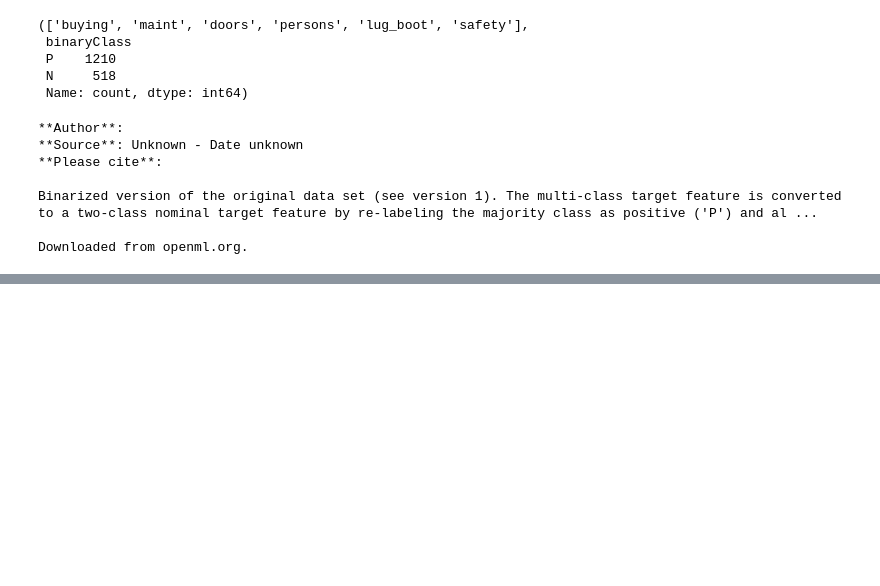
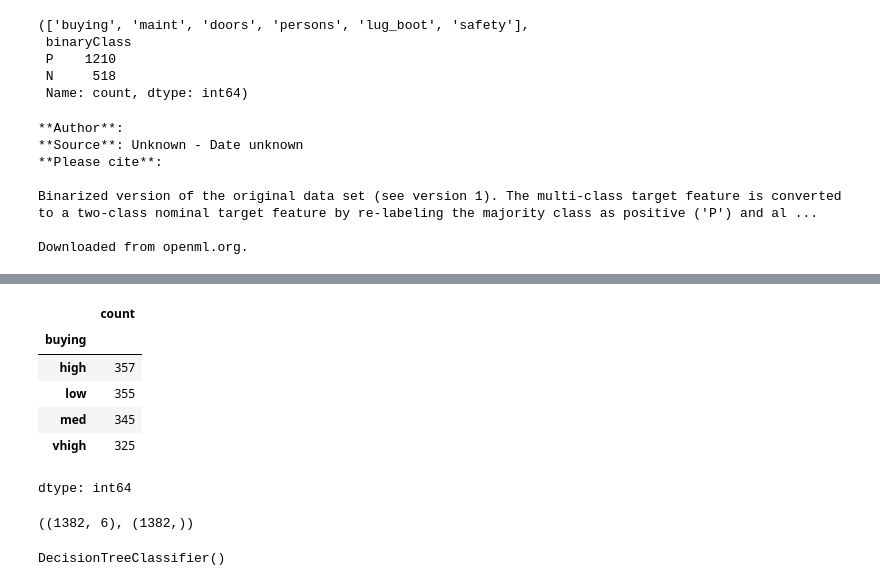
Before and after one commit to Aneesh353/AIML-2025, a Jupyter notebook: Lab08.ipynb, the cells around one changed output, grey strips where cells are left out. Saved outputs shown, nothing was run; the diff lists cells and outputs as text; code cells hidden in the pictures; blank space fills up the shorter version.

```diff
--- a/Lab08.ipynb
+++ b/Lab08.ipynb
@@ -63,0 +106,10 @@ AttributeError: binaryClass
+# %%
+train_data['buying'].value_counts()
+# %% [output]
+|  | count |
+| buying |  |
+| high | 357 |
+| low | 355 |
+| med | 345 |
+| vhigh | 325 |
+dtype: int64
@@ -63,0 +128,11 @@ AttributeError: binaryClass
+# %%
+car_train_prepared.shape,car_labels_prepared.shape
+# %% [output]
+((1382, 6), (1382,))
+# %%
+from sklearn.tree import DecisionTreeClassifier
+
+tree_clf=DecisionTreeClassifier()
+tree_clf.fit(car_train_prepared,car_labels_prepared)
+# %% [output]
+DecisionTreeClassifier()
```
Also changed, not shown: parts of 12 cells of this notebook.
